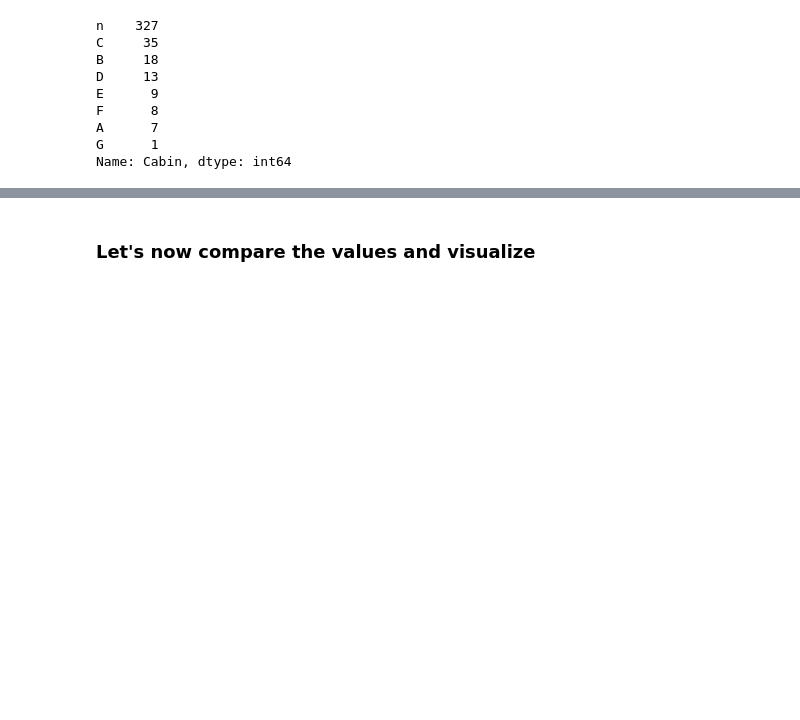
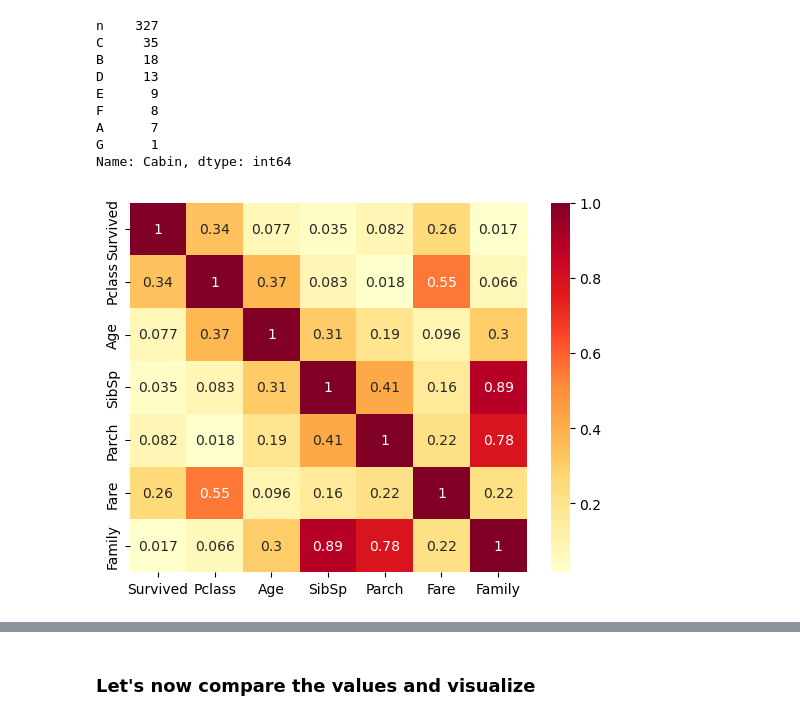
Before and after one commit to abdulqadirmuazzim/Machine_L, a Jupyter notebook: Taitanic.ipynb, the cells around one changed output, grey strips where cells are left out. Cells and saved outputs as stored; diff of their text form; code cells hidden in the pictures; blank space fills up the shorter version.

```diff
--- a/Taitanic.ipynb
+++ b/Taitanic.ipynb
@@ -289,3 +289,11 @@ F      8
 A      7
 G      1
 Name: Cabin, dtype: int64
+# %%
+from scipy.stats import pearsonr
+
+
+sb.heatmap(df.corr().abs(), cmap='YlOrRd', annot=True)
+plt.show()
+# %% [output]
+[figure, added]
```
Also changed, not shown: parts of 11 cells of this notebook.
